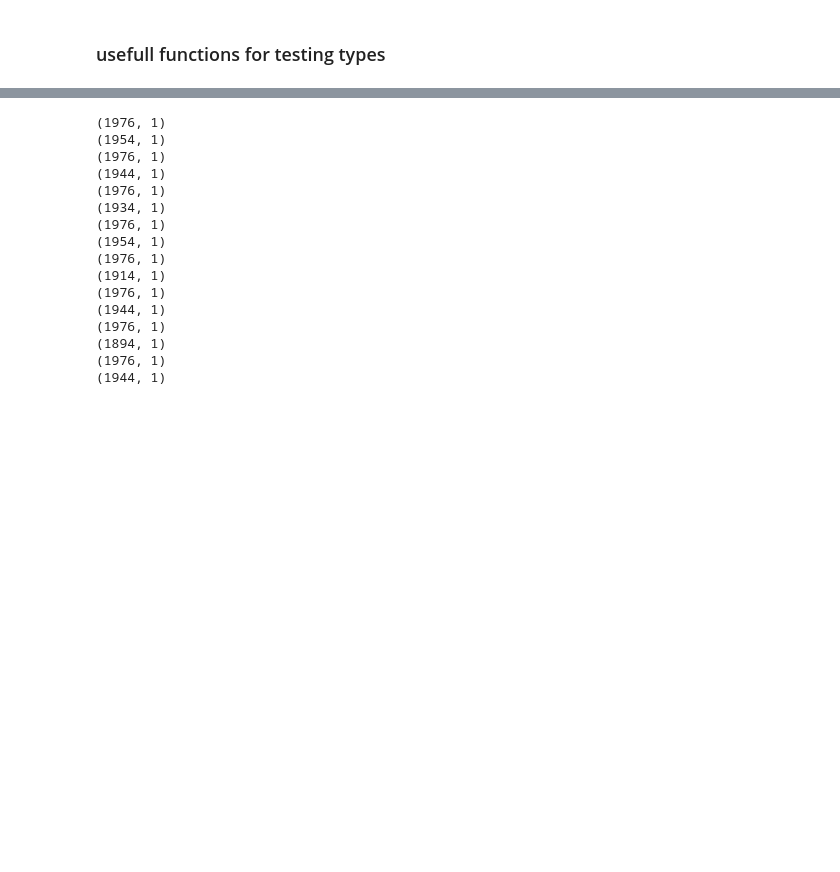
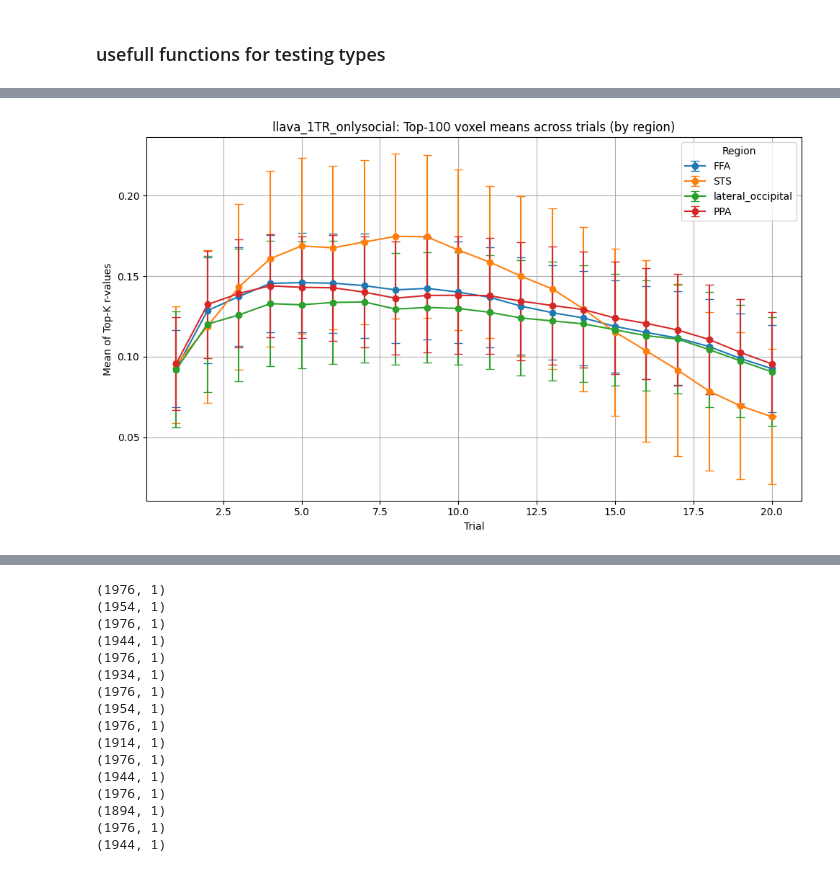
Before and after one commit to itaipeleg1/STS_sherlock, a Jupyter notebook: testing_cleaned.ipynb, the cells around one changed output, grey strips where cells are left out. Saved outputs shown, nothing was run; the diff lists cells and outputs as text; code cells hidden in the pictures; blank space fills up the shorter version.

```diff
--- a/testing_cleaned.ipynb
+++ b/testing_cleaned.ipynb
@@ -209,0 +402,11 @@ def csv_to_annotation(csv_path, output_path,repeat):
+# %%
+plot_multiple_regions_with_std(
+    results_base_dir="/home/new_storage/sherlock/STS_sherlock/projects data/results",
+    model="llava_1TR_onlysocial",
+    region_list=["FFA", "STS", "lateral_occipital","PPA"],
+    n_trials=20,
+    n_subjects=17,
+    top_k=100
+)
+# %% [output]
+[figure, added]
```
Also changed, not shown: parts of 30 cells of this notebook, 4 other files.
